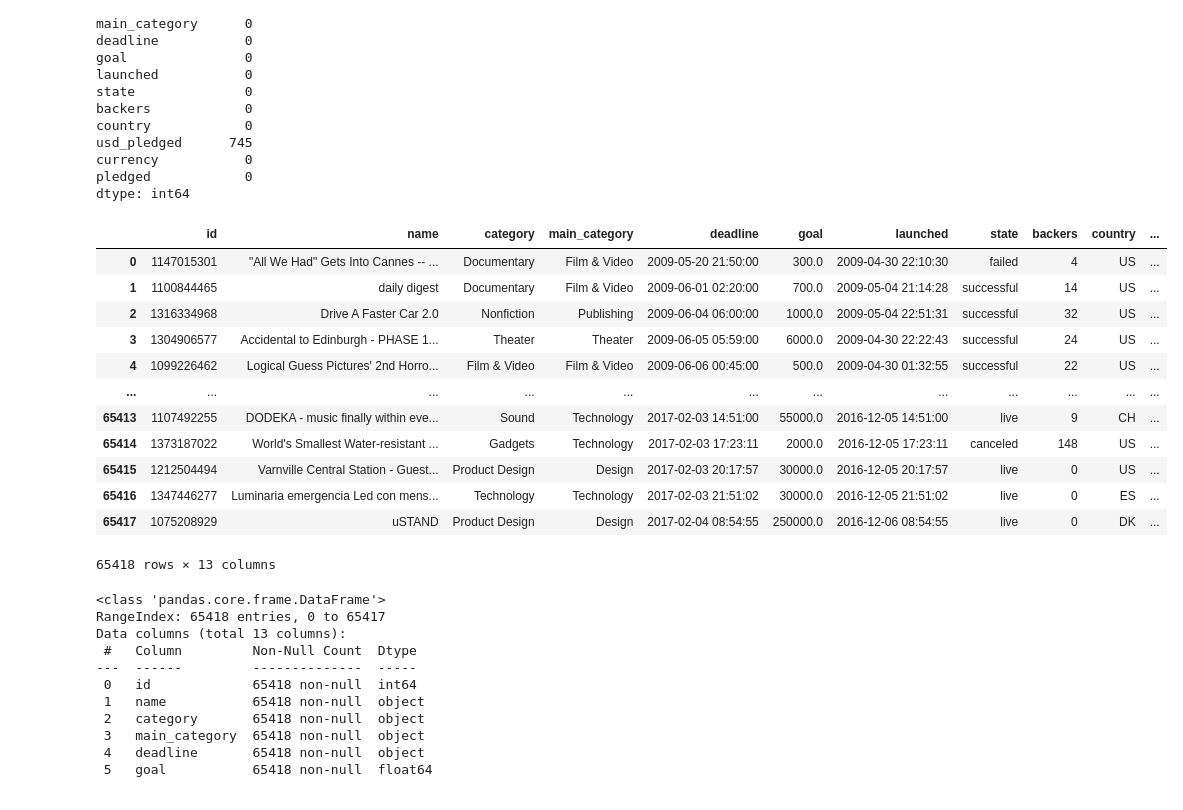
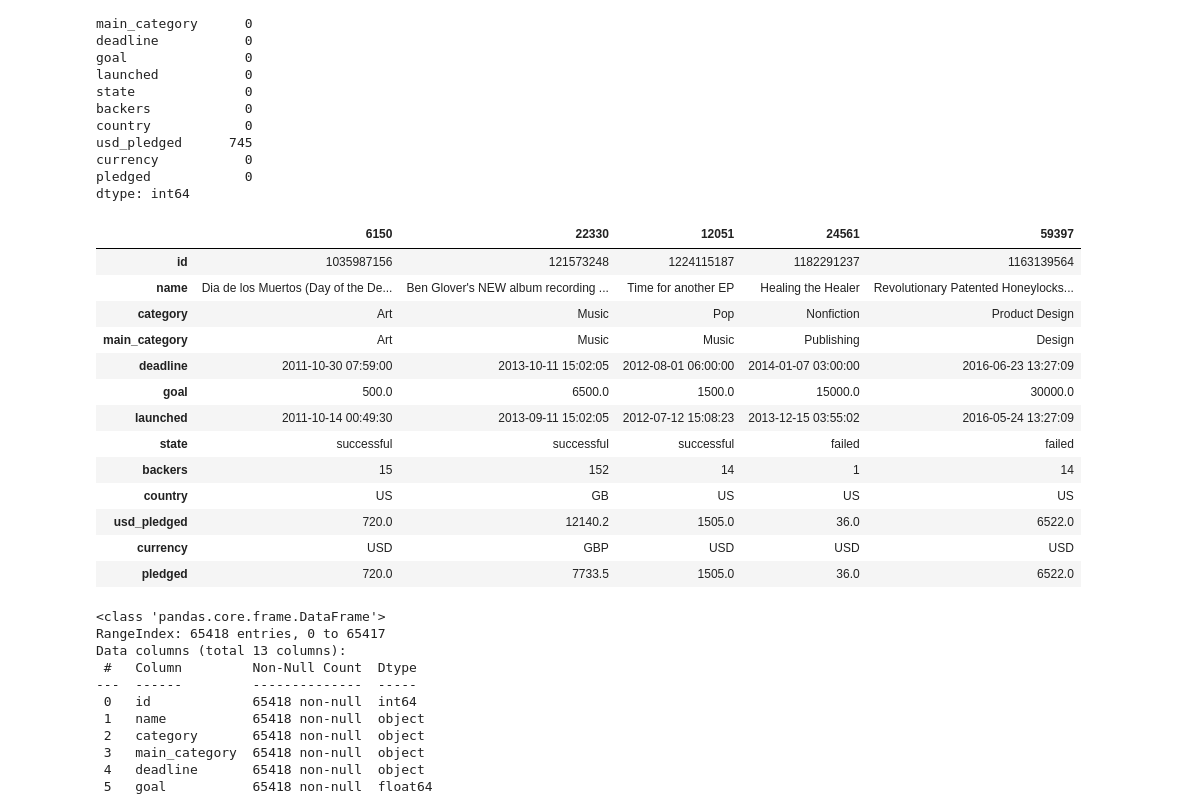
Before and after one commit to yuchild/magnimind_hw, a Jupyter notebook: pandas_practice.ipynb, the cells around one changed output. Drawn from its saved outputs; the diff is of its cells as text; code cells hidden in the pictures.

```diff
--- a/pandas_practice.ipynb
+++ b/pandas_practice.ipynb
@@ -2,7 +2,8 @@
 import pandas as pd
 # %%
 url = 'https://tf-assets-prod.s3.amazonaws.com/tf-curric/data-science/ksprojects.csv'
-df = pd.read_csv(url)
+df_org = pd.read_csv(url) # it might be good to make a copy of the original using .copy()
+df = df_org.copy()
 df.shape[0]
 # %% [output]
 65418
@@ -24,21 +25,22 @@ currency           0
 pledged            0
 dtype: int64
 # %%
-df
+df.sample(5).T # sometimes .T will make the visualization easier
 # %% [output]
-|  | id | name | category | main_category | deadline | goal | launched | state | backers | country | ... |
-| 0 | 1147015301 | "All We Had" Gets Into Cannes -- ... | Documentary | Film & Video | 2009-05-20 21:50:00 | 300.0 | 2009-04-30 22:10:30 | failed | 4 | US | ... |
-| 1 | 1100844465 | daily digest | Documentary | Film & Video | 2009-06-01 02:20:00 | 700.0 | 2009-05-04 21:14:28 | successful | 14 | US | ... |
-| 2 | 1316334968 | Drive A Faster Car 2.0 | Nonfiction | Publishing | 2009-06-04 06:00:00 | 1000.0 | 2009-05-04 22:51:31 | successful | 32 | US | ... |
-| 3 | 1304906577 | Accidental to Edinburgh - PHASE 1... | Theater | Theater | 2009-06-05 05:59:00 | 6000.0 | 2009-04-30 22:22:43 | successful | 24 | US | ... |
-| 4 | 1099226462 | Logical Guess Pictures' 2nd Horro... | Film & Video | Film & Video | 2009-06-06 00:45:00 | 500.0 | 2009-04-30 01:32:55 | successful | 22 | US | ... |
-| ... | ... | ... | ... | ... | ... | ... | ... | ... | ... | ... | ... |
-| 65413 | 1107492255 | DODEKA - music finally within eve... | Sound | Technology | 2017-02-03 14:51:00 | 55000.0 | 2016-12-05 14:51:00 | live | 9 | CH | ... |
-| 65414 | 1373187022 | World's Smallest Water-resistant ... | Gadgets | Technology | 2017-02-03 17:23:11 | 2000.0 | 2016-12-05 17:23:11 | canceled | 148 | US | ... |
-| 65415 | 1212504494 | Varnville Central Station - Guest... | Product Design | Design | 2017-02-03 20:17:57 | 30000.0 | 2016-12-05 20:17:57 | live | 0 | US | ... |
-| 65416 | 1347446277 | Luminaria emergencia Led con mens... | Technology | Technology | 2017-02-03 21:51:02 | 30000.0 | 2016-12-05 21:51:02 | live | 0 | ES | ... |
-| 65417 | 1075208929 | uSTAND | Product Design | Design | 2017-02-04 08:54:55 | 250000.0 | 2016-12-06 08:54:55 | live | 0 | DK | ... |
+|  | 6150 | 22330 | 12051 | 24561 | 59397 |
+| id | 1035987156 | 121573248 | 1224115187 | 1182291237 | 1163139564 |
+| name | Dia de los Muertos (Day of the De... | Ben Glover's NEW album recording ... | Time for another EP | Healing the Healer | Revolutionary Patented Honeylocks... |
+| category | Art | Music | Pop | Nonfiction | Product Design |
+| main_category | Art | Music | Music | Publishing | Design |
+| deadline | 2011-10-30 07:59:00 | 2013-10-11 15:02:05 | 2012-08-01 06:00:00 | 2014-01-07 03:00:00 | 2016-06-23 13:27:09 |
+| goal | 500.0 | 6500.0 | 1500.0 | 15000.0 | 30000.0 |
+| launched | 2011-10-14 00:49:30 | 2013-09-11 15:02:05 | 2012-07-12 15:08:23 | 2013-12-15 03:55:02 | 2016-05-24 13:27:09 |
+| state | successful | successful | successful | failed | failed |
+| backers | 15 | 152 | 14 | 1 | 14 |
+| country | US | GB | US | US | US |
+| usd_pledged | 720.0 | 12140.2 | 1505.0 | 36.0 | 6522.0 |
+| currency | USD | GBP | USD | USD | USD |
+| pledged | 720.0 | 7733.5 | 1505.0 | 36.0 | 6522.0 |
-65418 rows × 13 columns
 # %%
 df.info()
 # %% [output]
```
Also changed, not shown: parts of 5 cells of this notebook, 11 other files.
